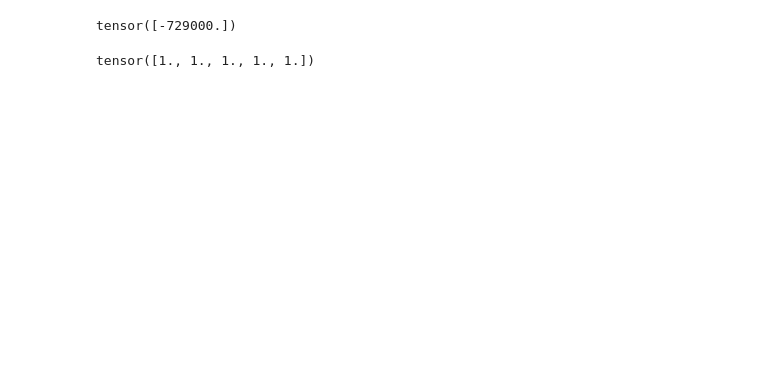
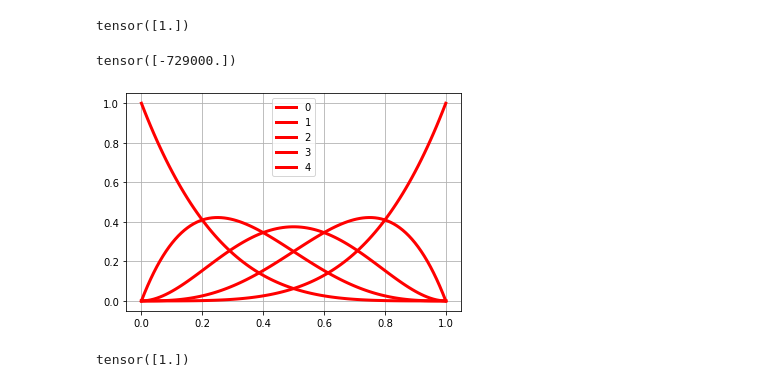
Before and after one commit to MatthiasHerp/mctm_pytorch, a Jupyter notebook: testing.ipynb, the cells around one changed output. Cells and saved outputs as stored; diff of their text form; code cells hidden in the pictures; blank space fills up the shorter version.

Commit message:
first attempt to define bernstein polynomial basis

```diff
--- a/testing.ipynb
+++ b/testing.ipynb
@@ -13,19 +17,38 @@ def torch_binom(n, v):
 # https://docs.scipy.org/doc/scipy/reference/generated/scipy.interpolate.BPoly.html
 def b(v, n, x):
     return torch_binom(n, v) * x**v * (1 - x)**(n - v)
+# %%
+torch_binom(n=torch.tensor([5]), v=torch.tensor([2]))#10
+torch_binom(n=torch.tensor([10]), v=torch.tensor([2]))#45
+torch_binom(n=torch.tensor([1]), v=torch.tensor([1]))#1
+# %% [output]
+tensor([1.])
 # %%
 b(v = torch.tensor([2]),
   n = torch.tensor([5]),
   x = torch.tensor([10]))
 # %% [output]
 tensor([-729000.])
+# %%
+x_space = torch.tensor(np.linspace(0, 1, 100))
+n=4
+
+fig, ax = plt.subplots()
+
+for v in range(n+1):
+    ax.plot(x_space, b(v = torch.tensor([v]),n = torch.tensor([n]), x = x_space), 'r-', lw=3, label=str(v))
+
+ax.grid(True)
+ax.legend(loc='best')
+plt.show()
+# %% [output]
+[figure, added]
 # %%
 n = torch.tensor([5])
 x = torch.tensor([10])
-params = torch.tensor([1,1,1,1,1])
+params = torch.tensor([1.5,1.5,1.5,1.5,1.5], requires_grad=True)
+true = torch.tensor([1])
 
-prediction = sum(params * b(torch.tensor([v]), n, x) for v in range(n+1))
+prediction = sum(params[v-1] * b(torch.tensor([v]), n, x) for v in range(n+1))
 
-prediction
+loss = true - prediction
-# %% [output]
-tensor([1., 1., 1., 1., 1.])
@@ -31,0 +65,11 @@ tensor([1., 1., 1., 1., 1.])
+# %%
+x = torch.FloatTensor([1])
+p = torch.ones(6,dtype=torch.float)
+d = 5
+
+z = bernstein_prediction(params=p, input=x, degree=d)
+x_2 = bernstein_inverse(params=p, input=z, degree=d)
+
+x_2
+# %% [output]
+tensor([1.])
```
Also changed, not shown: parts of 16 cells of this notebook.
